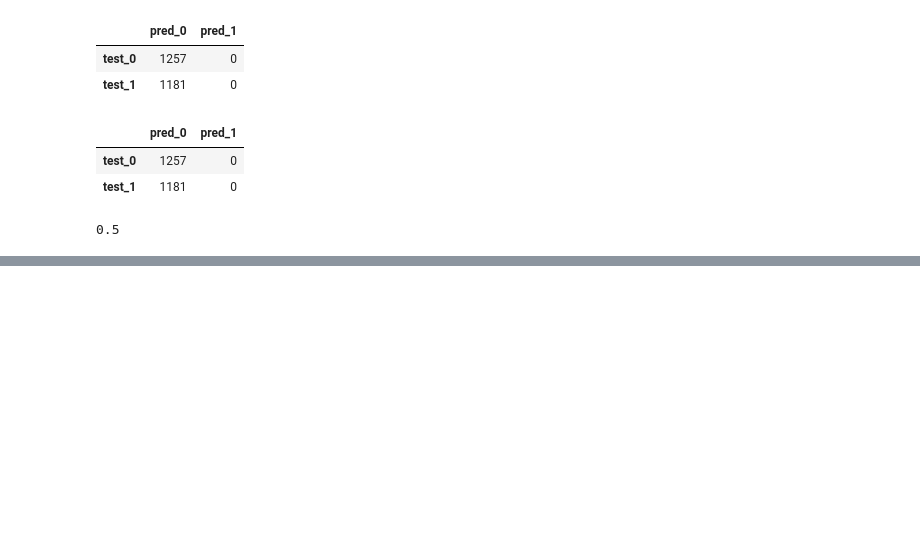
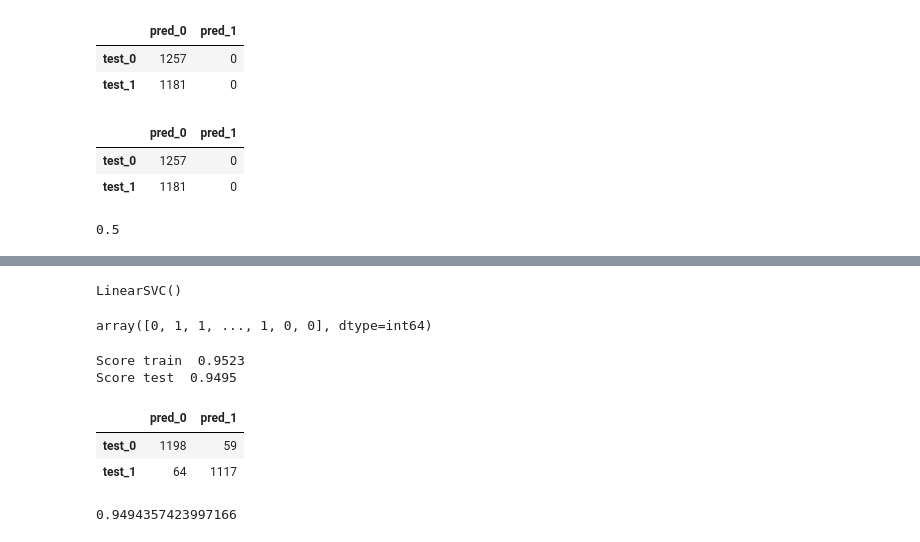
Before and after one commit to Charlot-DEDJINOU/Data-scientist, a Jupyter notebook: 5-Entrainez un modele predictif lineaire/TP - Entrainez une regression logistique et une SVM lineaire/Modelisation.ipynb, the cells around one changed output, grey strips where cells are left out. Drawn from its saved outputs; the diff is of its cells as text; code cells hidden in the pictures; blank space fills up the shorter version.

```diff
--- a/5-Entrainez un modele predictif lineaire/TP - Entrainez une regression logistique et une SVM lineaire/Modelisation.ipynb
+++ b/5-Entrainez un modele predictif lineaire/TP - Entrainez une regression logistique et une SVM lineaire/Modelisation.ipynb
@@ -169,0 +208,27 @@ roc_auc
+# %%
+# Modelisation SVM
+
+estimator = LinearSVC()
+estimator.fit(x_train , y_train)
+# %% [output]
+LinearSVC()
+# %%
+y_pred = estimator.predict(x_test)
+y_pred
+# %% [output]
+array([0, 1, 1, ..., 1, 0, 0], dtype=int64)
+# %%
+score(estimator)
+confusion(y_test , y_pred)
+# %% [output]
+Score train  0.9523
+Score test  0.9495
+|  | pred_0 | pred_1 |
+| test_0 | 1198 | 59 |
+| test_1 | 64 | 1117 |
+# %%
+false_positive_rate , true_positive_rate , thresholds = roc_curve(y_test , y_pred)
+roc_auc = auc(false_positive_rate , true_positive_rate)
+roc_auc
+# %% [output]
+0.9494357423997166
```
Also changed, not shown: parts of 5 cells of this notebook.
